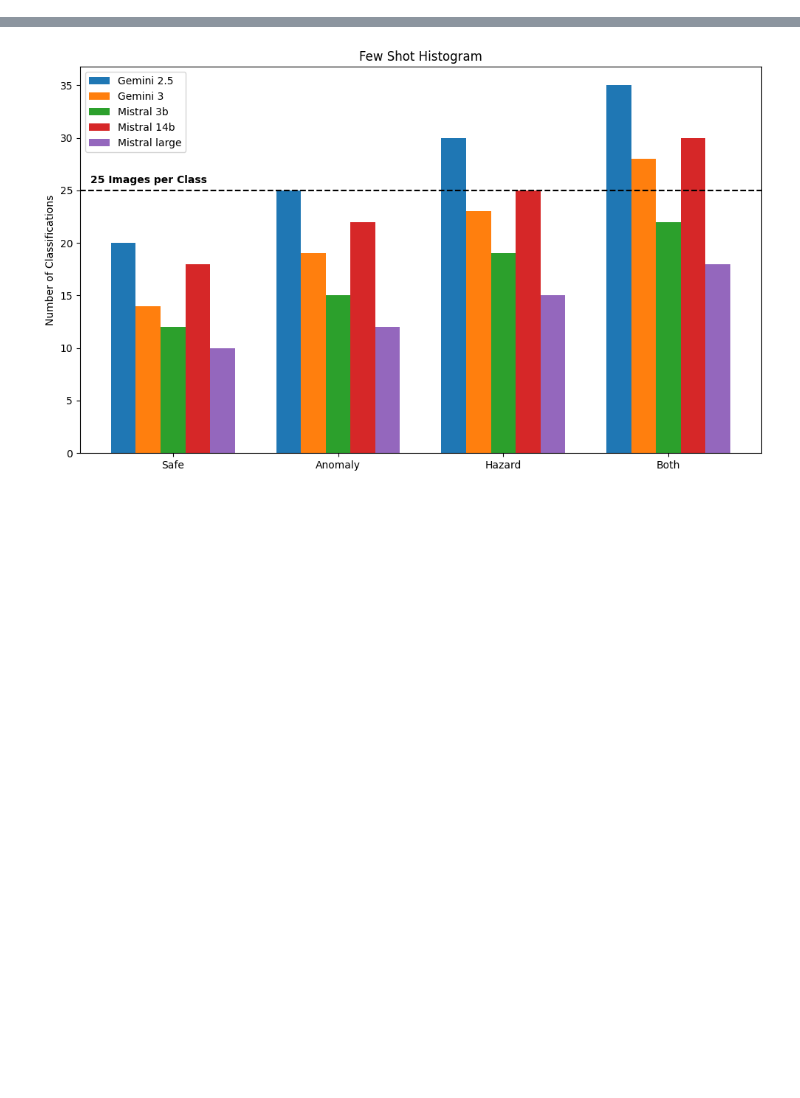
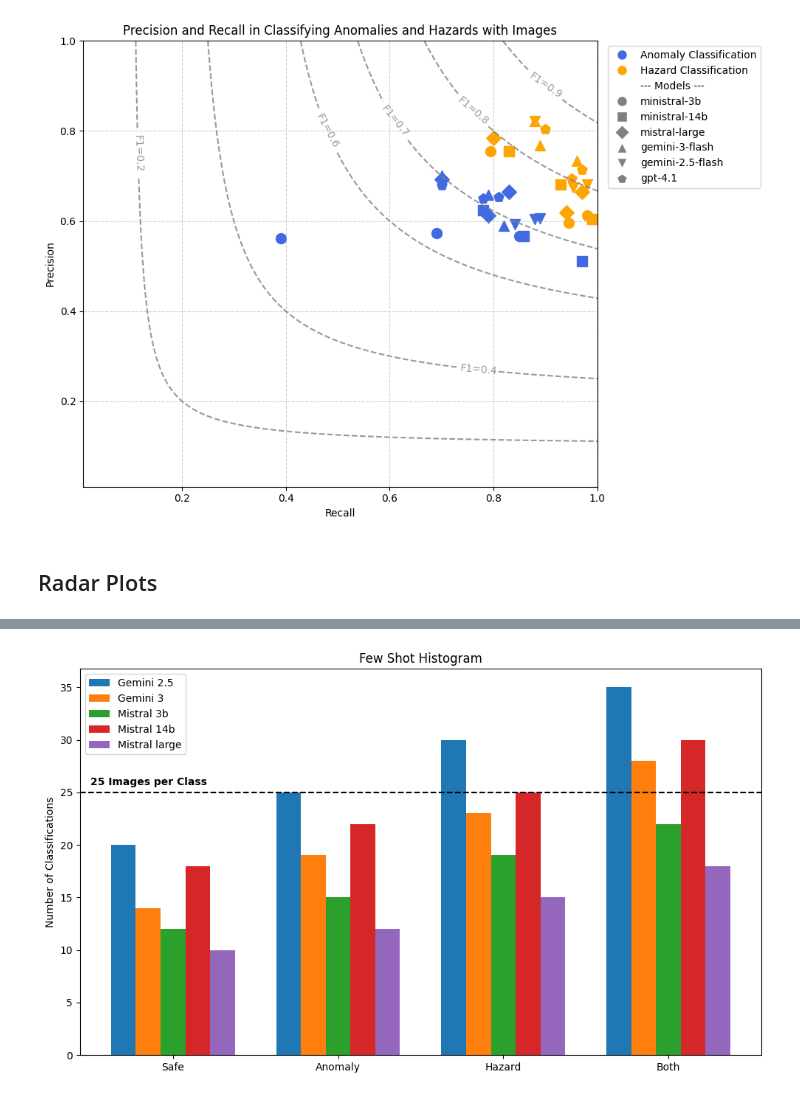
Before and after one commit to indukurimkv/IRAL-LLM-Visual-Context-Understanding, a Jupyter notebook: data-analysis.ipynb, the cells around one changed output, grey strips where cells are left out. Drawn from its saved outputs; the diff is of its cells as text; code cells hidden in the pictures; blank space fills up the shorter version.

```diff
--- a/data-analysis.ipynb
+++ b/data-analysis.ipynb
@@ -22,0 +265,52 @@ print(f"F1 Score:  {f1:.2f}")
+# %%
+df = image_results
+# Define unique markers for each model
+markers = ['o', 's', 'D', '^', 'v', 'p', '*']
+model_names = df['model'].unique()
+model_to_marker = dict(zip(model_names, markers))
+
+plt.figure(figsize=(10, 7))
+
+for _, row in df.iterrows():
+    m = model_to_marker[row['model']]
+
+    # Plot Anomaly point
+    plt.scatter(row['anom_recall'], row['anom_precision'],
+                color='royalblue', marker=m, s=100, label=f"{row['model']} (Anom)" if _ == 0 else "")
+
+    # Plot Hazard point
+    plt.scatter(row['haz_recall'], row['haz_precision'],
+                color='orange', marker=m, s=100, label=f"{row['model']} (Haz)" if _ == 0 else "")
+
+# 3. Generate F1 Iso-curves (the background contours)
+x = np.linspace(0.01, 1, 100)
+y = np.linspace(0.01, 1, 100)
+X, Y = np.meshgrid(x, y)
+F1 = 2 * (X * Y) / (X + Y)
+
+levels = [0.2, 0.4, 0.6, 0.7, 0.8, 0.9]
+contours = plt.contour(X, Y, F1, levels=levels, colors='gray', alpha=0.8, linestyles='--')
+plt.clabel(contours, inline=True, fontsize=10, fmt='F1=%.1f')
+
+# Create custom legend for Colors and Shapes
+from matplotlib.lines import Line2D
+legend_elements = [
+    Line2D([0], [0], marker='o', color='w', label='Anomaly Classification', markerfacecolor='royalblue', markersize=10),
+    Line2D([0], [0], marker='o', color='w', label='Hazard Classification', markerfacecolor='orange', markersize=10),
+    Line2D([0], [0], color='w', label='--- Models ---')
+] + [Line2D([0], [0], marker=model_to_marker[name], color='w', label=name,
+            markerfacecolor='gray', markersize=10) for name in model_names]
+
+plt.legend(handles=legend_elements, bbox_to_anchor=(1.01, 1), loc='upper left')
+plt.title('Precision and Recall in Classifying Anomalies and Hazards with Images')
+plt.xlabel('Recall')
+plt.ylabel('Precision')
+plt.grid(True, linestyle='--', alpha=0.6)
+plt.tight_layout()
+
+plt.savefig("img_mode_prec_vs_recall.png", dpi=300)
+plt.show()
+# %% [output]
+[figure, added]
+# %% [markdown]
+## Radar Plots
```
Also changed, not shown: parts of 17 cells of this notebook, 4 other files.
